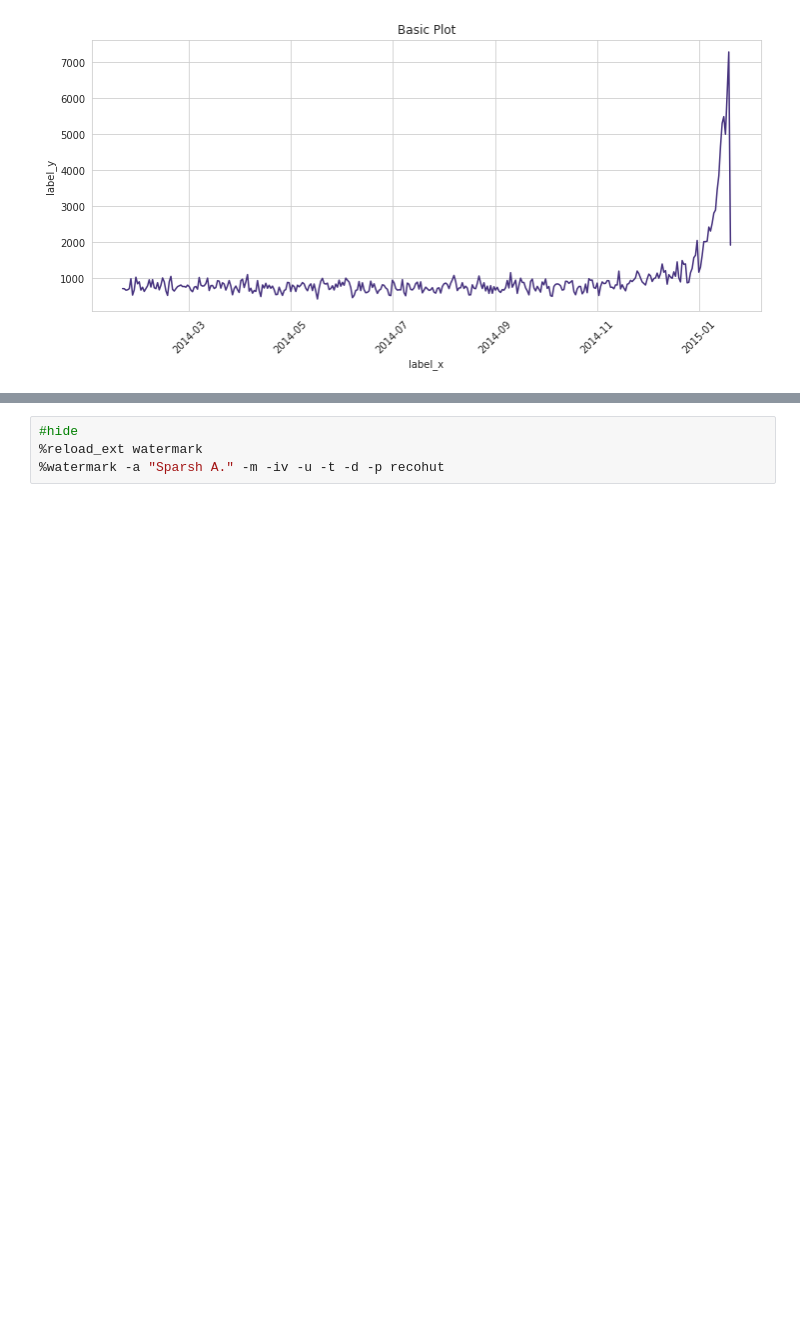
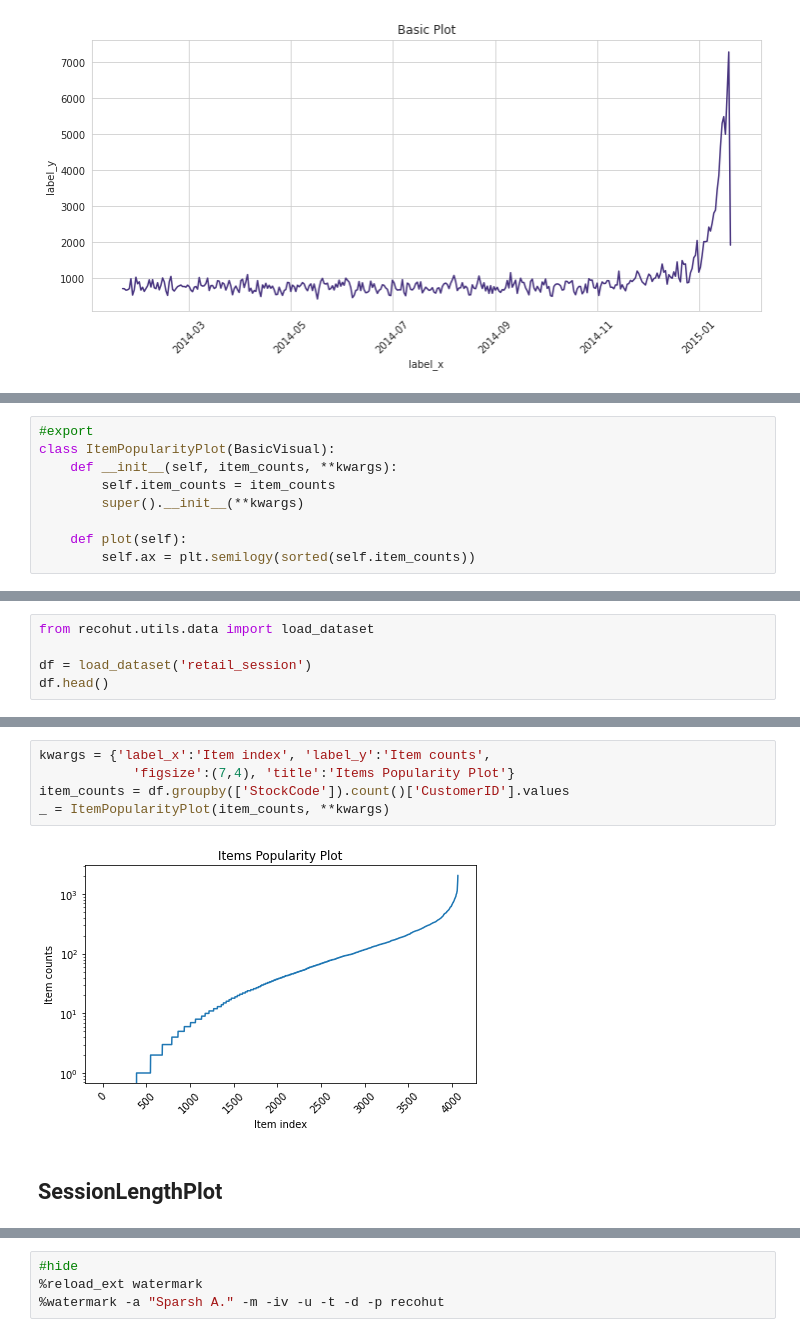
Before and after one commit to recohut/recohut, a Jupyter notebook: nbs/utils/utils.plots.ipynb, the cells around one changed output, grey strips where cells are left out. Drawn from its saved outputs; the diff is of its cells as text; blank space fills up the shorter version.

```diff
--- a/nbs/utils/utils.plots.ipynb
+++ b/nbs/utils/utils.plots.ipynb
@@ -551,0 +622,9 @@ g = AggregateTimePlot(df, agg_col='user_id', ts_col='ts', **kwargs)
+# %%
+#export
+class ItemPopularityPlot(BasicVisual):
+    def __init__(self, item_counts, **kwargs):
+        self.item_counts = item_counts
+        super().__init__(**kwargs)
+
+    def plot(self):
+        self.ax = plt.semilogy(sorted(self.item_counts))
@@ -551,0 +633,5 @@ g = AggregateTimePlot(df, agg_col='user_id', ts_col='ts', **kwargs)
+# %%
+from recohut.utils.data import load_dataset
+
+df = load_dataset('retail_session')
+df.head()
@@ -551,0 +645,9 @@ g = AggregateTimePlot(df, agg_col='user_id', ts_col='ts', **kwargs)
+# %%
+kwargs = {'label_x':'Item index', 'label_y':'Item counts',
+            'figsize':(7,4), 'title':'Items Popularity Plot'}
+item_counts = df.groupby(['StockCode']).count()['CustomerID'].values
+_ = ItemPopularityPlot(item_counts, **kwargs)
+# %% [output]
+[figure, added]
+# %% [markdown]
+## SessionLengthPlot
```
Also changed, not shown: parts of 24 cells of this notebook.
